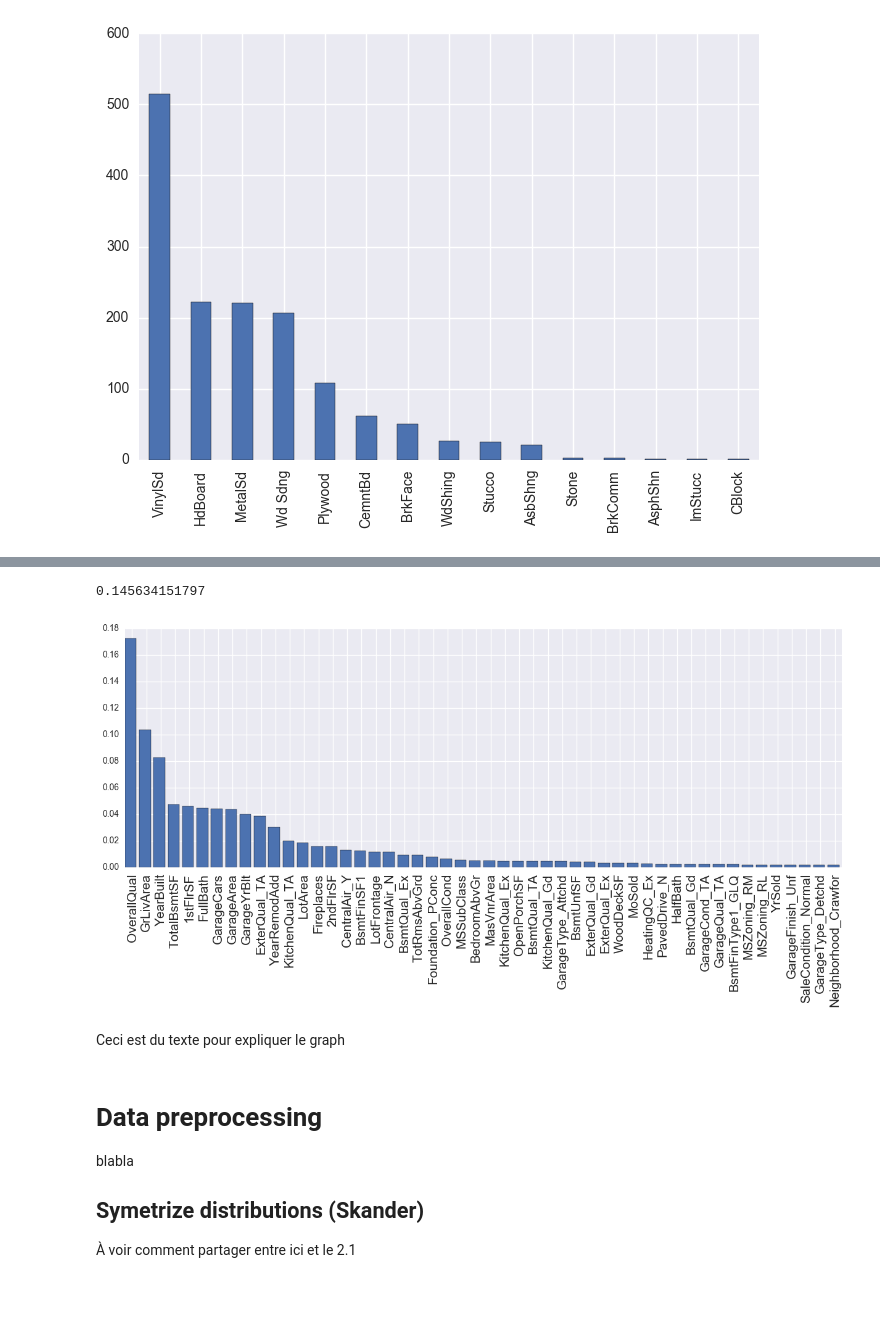
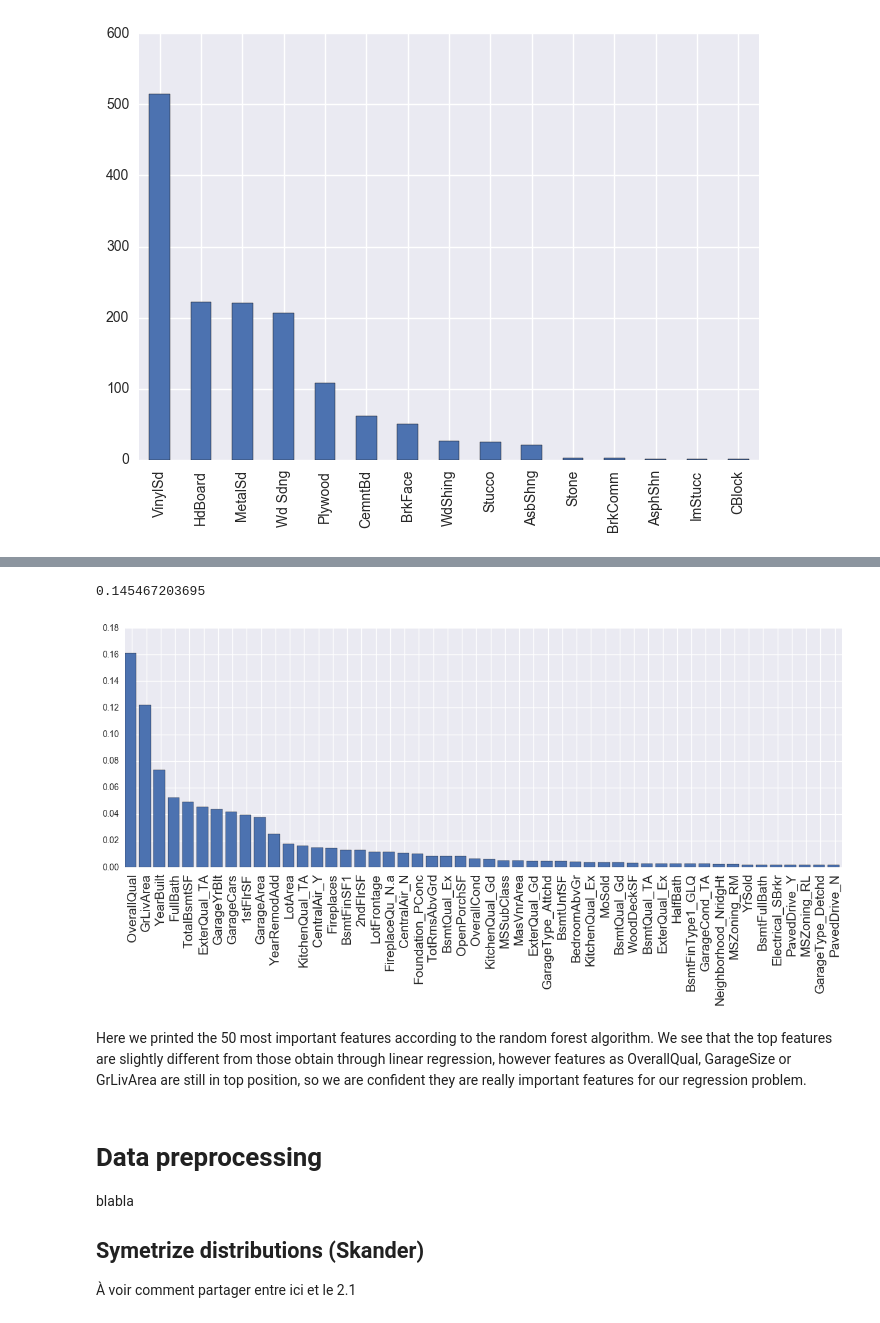
Before and after one commit to mathbarre/P3A, a Jupyter notebook: Projet 3A , House Prices Advanced Regression Techniques.ipynb, the cells around one changed output, grey strips where cells are left out. Saved outputs shown, nothing was run; the diff lists cells and outputs as text; code cells hidden in the pictures; blank space fills up the shorter version.

```diff
--- a/Projet 3A , House Prices Advanced Regression Techniques.ipynb
+++ b/Projet 3A , House Prices Advanced Regression Techniques.ipynb
@@ -96,5 +102,5 @@ y_tr.hist(bins = 25);
 # %%
-y_tr = np.log(y_train)
+y_tr = np.log(y_tr)
 # %%
 y_tr.hist(bins = 25);
 # %% [output]
@@ -107,44 +180,43 @@ Détailler la théorie (article que quentin m'a donné) et le code en dessous.
 # %%
 from sklearn.ensemble import RandomForestRegressor
-from sklearn.model_selection import KFold
-from sklearn.metrics import mean_squared_error
-from math import sqrt
+
 
 X_df = pd.get_dummies(X_tr)
 X_df.fillna(X_df.mean(),inplace = True)
 
 plt.figure(figsize=(15, 5))
 
 X = X_df.values
 y = y_tr.values
 skf = KFold(n_splits = 2,shuffle = True,random_state = 7)
 
 valid_train_is, valid_test_is = list(skf.split(X, y))[0]
 
 X_valid_train = X[valid_train_is]
 y_valid_train = y[valid_train_is]
 X_valid_test = X[valid_test_is]
 y_valid_test = y[valid_test_is]
 
 
-reg = RandomForestRegressor(n_estimators = 300,max_features = 0.2,max_depth = 12,min_samples_leaf = 2)
+reg = RandomForestRegressor(n_estimators = 300,max_features = 0.2,\
+                            max_depth = 12,min_samples_leaf = 2)
 reg.fit(X_valid_train, y_valid_train)
 
 print(sqrt(mean_squared_error(y_valid_test,reg.predict(X_valid_test))))
 
 ordering = np.argsort(reg.feature_importances_)[::-1][:50]
 
 importances = reg.feature_importances_[ordering]
 feature_names = X_df.columns[ordering]
 
 x = np.arange(len(feature_names))
 plt.bar(x, importances)
 plt.xticks(x + 0.5, feature_names, rotation=90, fontsize=15);
 # %% [output]
-0.145634151797
+0.145467203695
-[figure, old version]
+[figure, new version]
-# %% [markdown]
-Ceci est du texte pour expliquer le graph
+# %% [markdown]
+Here we printed the 50 most important features according to the random forest algorithm. We see that the top features are slightly different from those obtain through linear regression, however features as OverallQual, GarageSize or GrLivArea are still in top position, so we are confident they are really important features for our regression problem.
 # %% [markdown]
 # Data preprocessing
 
```
Also changed, not shown: parts of 22 cells of this notebook, 1 other file.
